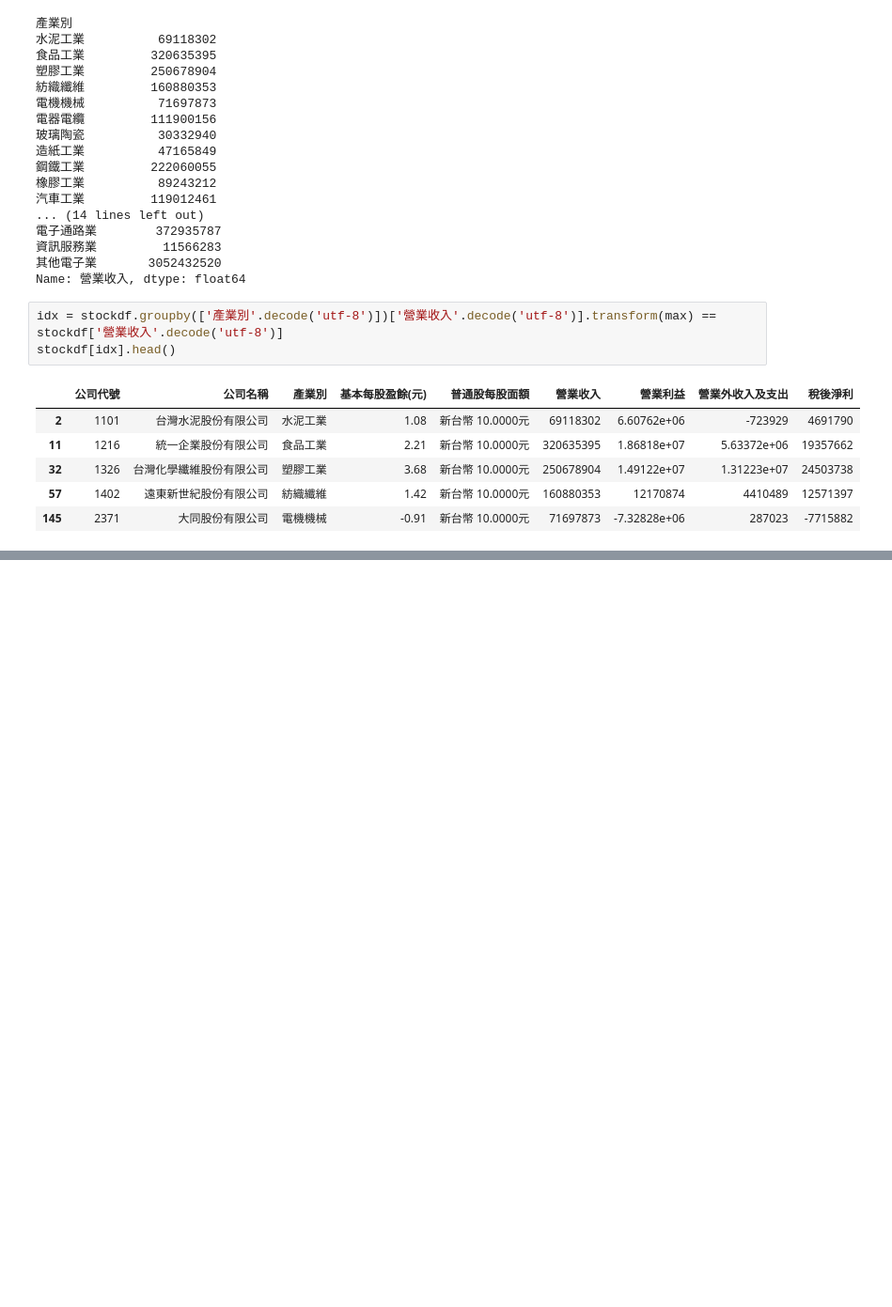
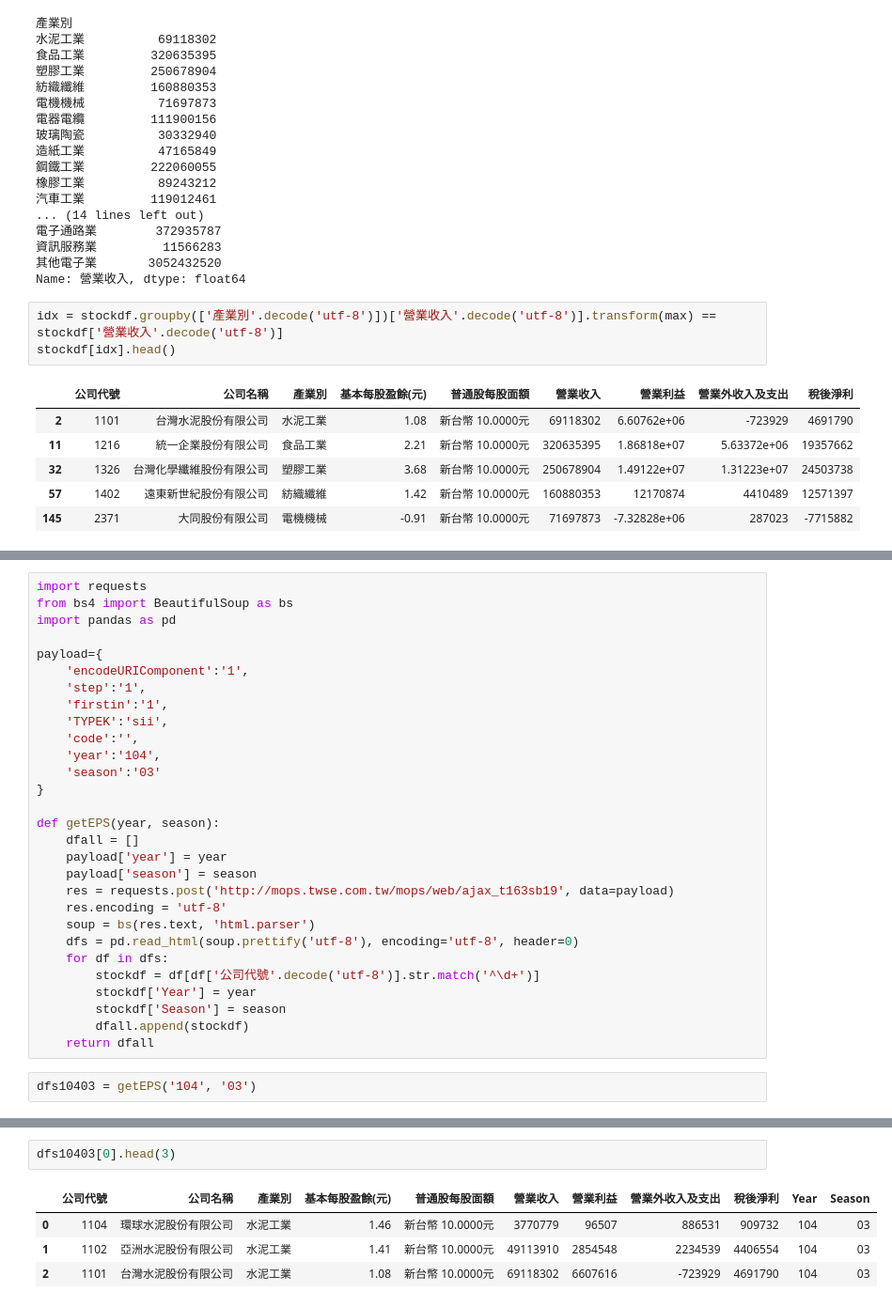
Before and after one commit to ywchiu/pyfinance, a Jupyter notebook: 20160329Demo.ipynb, the cells around one changed output, grey strips where cells are left out. Shown: that part at 94% size. Drawn from its saved outputs; the diff is of its cells as text; blank space fills up the shorter version.

```diff
--- a/20160329Demo.ipynb
+++ b/20160329Demo.ipynb
@@ -283,0 +305,31 @@ stockdf[idx].head()
+# %%
+import requests
+from bs4 import BeautifulSoup as bs
+import pandas as pd
+
+payload={
+    'encodeURIComponent':'1',
+    'step':'1',
+    'firstin':'1',
+    'TYPEK':'sii',
+    'code':'',
+    'year':'104',
+    'season':'03'
+}
+
+def getEPS(year, season):
+    dfall = []
+    payload['year'] = year
+    payload['season'] = season
+    res = requests.post('http://mops.twse.com.tw/mops/web/ajax_t163sb19', data=payload)
+    res.encoding = 'utf-8'
+    soup = bs(res.text, 'html.parser')
+    dfs = pd.read_html(soup.prettify('utf-8'), encoding='utf-8', header=0)
+    for df in dfs:
+        stockdf = df[df['公司代號'.decode('utf-8')].str.match('^\d+')]
+        stockdf['Year'] = year
+        stockdf['Season'] = season
+        dfall.append(stockdf)
+    return dfall
+# %%
+dfs10403 = getEPS('104', '03')
@@ -283,0 +345,7 @@ stockdf[idx].head()
+# %%
+dfs10403[0].head(3)
+# %% [output]
+|  | 公司代號 | 公司名稱 | 產業別 | 基本每股盈餘(元) | 普通股每股面額 | 營業收入 | 營業利益 | 營業外收入及支出 | 稅後淨利 | Year | Season |
+| 0 | 1104 | 環球水泥股份有限公司 | 水泥工業 | 1.46 | 新台幣 10.0000元 | 3770779 | 96507 | 886531 | 909732 | 104 | 03 |
+| 1 | 1102 | 亞洲水泥股份有限公司 | 水泥工業 | 1.41 | 新台幣 10.0000元 | 49113910 | 2854548 | 2234539 | 4406554 | 104 | 03 |
+| 2 | 1101 | 台灣水泥股份有限公司 | 水泥工業 | 1.08 | 新台幣 10.0000元 | 69118302 | 6607616 | -723929 | 4691790 | 104 | 03 |
```
Also changed, not shown: parts of 9 cells of this notebook.
